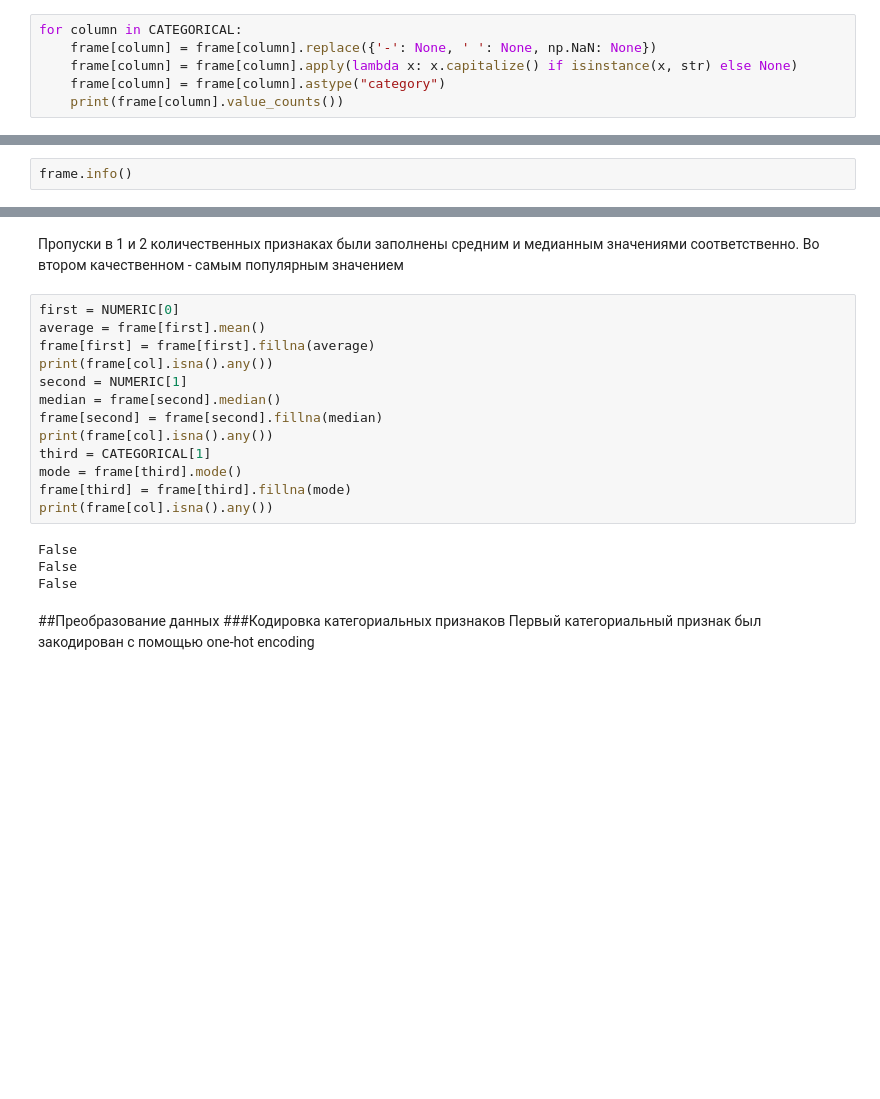
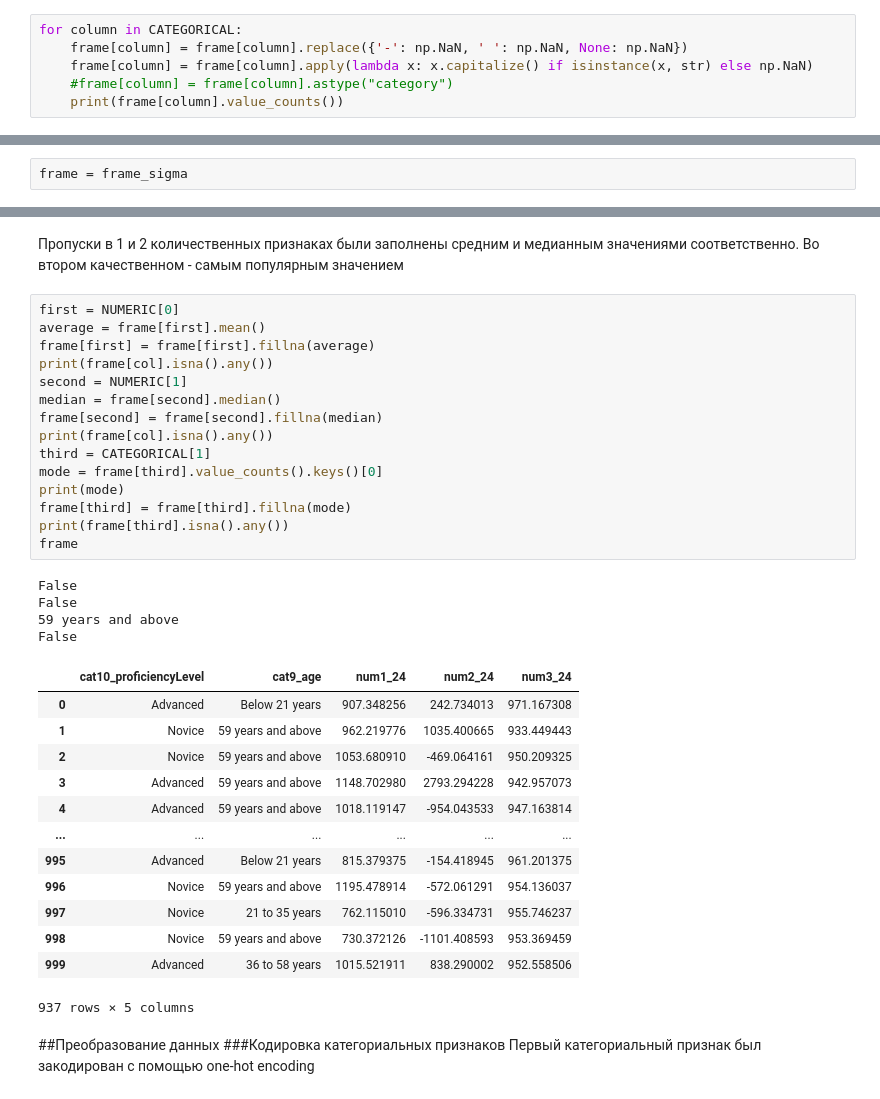
Before and after one commit to fongradnastya/data_analysis_1, a Jupyter notebook: notebooks/work1.ipynb, the cells around one changed output, grey strips where cells are left out. Drawn from its saved outputs; the diff is of its cells as text; blank space fills up the shorter version.

```diff
--- a/notebooks/work1.ipynb
+++ b/notebooks/work1.ipynb
@@ -106,9 +106,9 @@ Below 21 years        115
 Name: cat9_age, dtype: int64
 # %%
 for column in CATEGORICAL:
-    frame[column] = frame[column].replace({'-': None, ' ': None, np.NaN: None})
-    frame[column] = frame[column].apply(lambda x: x.capitalize() if isinstance(x, str) else None)
-    frame[column] = frame[column].astype("category")
+    frame[column] = frame[column].replace({'-': np.NaN, ' ': np.NaN, None: np.NaN})
+    frame[column] = frame[column].apply(lambda x: x.capitalize() if isinstance(x, str) else np.NaN)
+    #frame[column] = frame[column].astype("category")
     print(frame[column].value_counts())
 # %% [output]
 Advanced        585
@@ -198,4 +198,4 @@ frame_quantile = frame.copy()
 for column in NUMERIC:
     frame_quantile = quantile_method(frame_quantile, column)
 # %%
-frame.info()
+frame = frame_sigma
@@ -275,20 +262,36 @@ False
 # %%
 first = NUMERIC[0]
 average = frame[first].mean()
 frame[first] = frame[first].fillna(average)
 print(frame[col].isna().any())
 second = NUMERIC[1]
 median = frame[second].median()
 frame[second] = frame[second].fillna(median)
 print(frame[col].isna().any())
 third = CATEGORICAL[1]
-mode = frame[third].mode()
+mode = frame[third].value_counts().keys()[0]
+print(mode)
 frame[third] = frame[third].fillna(mode)
-print(frame[col].isna().any())
+print(frame[third].isna().any())
+frame
 # %% [output]
 False
 False
+59 years and above
 False
+|  | cat10_proficiencyLevel | cat9_age | num1_24 | num2_24 | num3_24 |
+| 0 | Advanced | Below 21 years | 907.348256 | 242.734013 | 971.167308 |
+| 1 | Novice | 59 years and above | 962.219776 | 1035.400665 | 933.449443 |
+| 2 | Novice | 59 years and above | 1053.680910 | -469.064161 | 950.209325 |
+| 3 | Advanced | 59 years and above | 1148.702980 | 2793.294228 | 942.957073 |
+| 4 | Advanced | 59 years and above | 1018.119147 | -954.043533 | 947.163814 |
+| ... | ... | ... | ... | ... | ... |
+| 995 | Advanced | Below 21 years | 815.379375 | -154.418945 | 961.201375 |
+| 996 | Novice | 59 years and above | 1195.478914 | -572.061291 | 954.136037 |
+| 997 | Novice | 21 to 35 years | 762.115010 | -596.334731 | 955.746237 |
+| 998 | Novice | 59 years and above | 730.372126 | -1101.408593 | 953.369459 |
+| 999 | Advanced | 36 to 58 years | 1015.521911 | 838.290002 | 952.558506 |
+937 rows × 5 columns
 # %% [markdown]
 ##Преобразование данных
 ###Кодировка категориальных признаков
```
Also changed, not shown: parts of 12 cells of this notebook.
